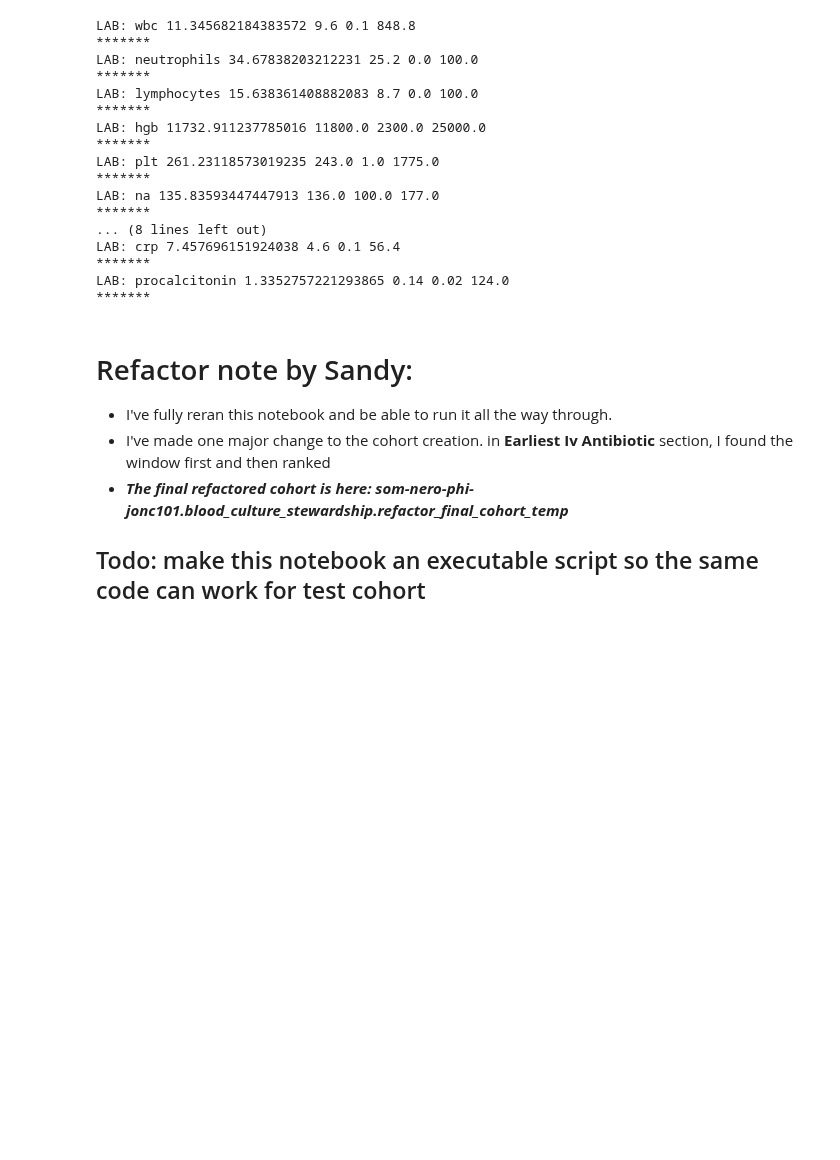
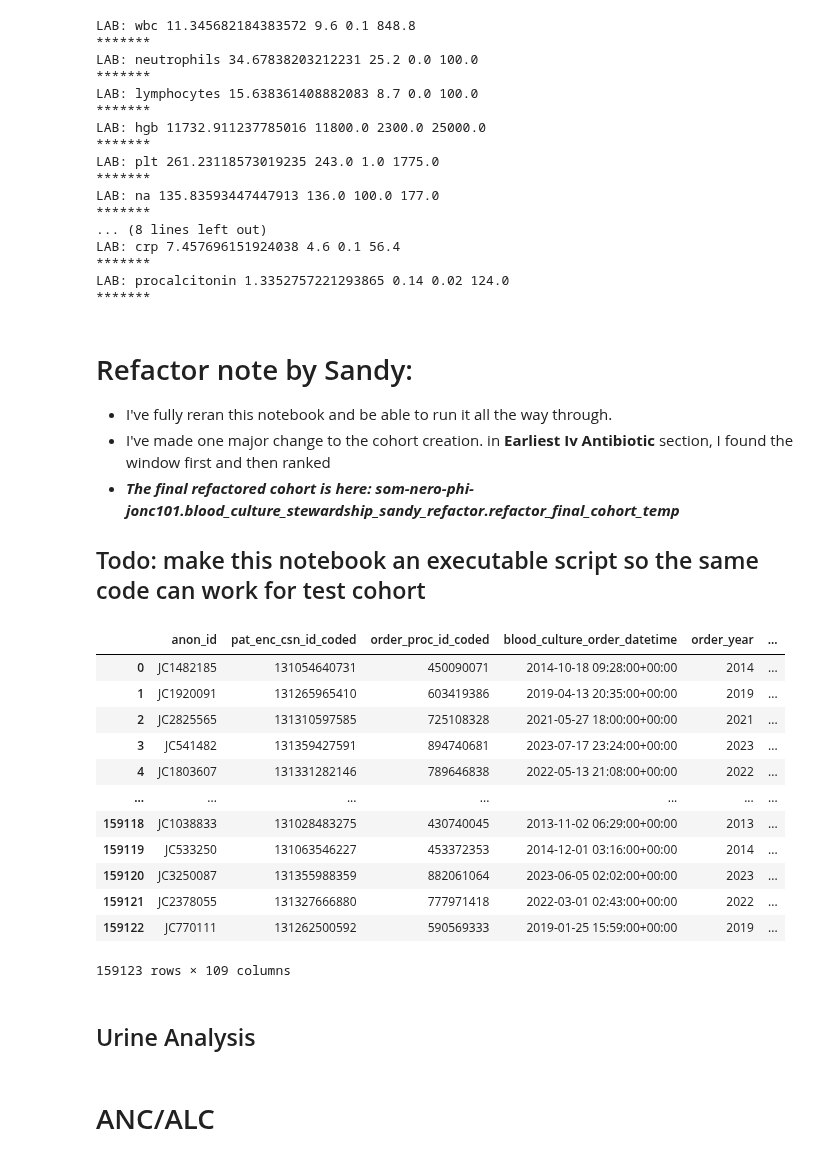
Before and after one commit to HealthRex/CDSS, a Jupyter notebook: scripts/Blood_Culture_Stewardship/Adult_refactor/BloodCultStewardshipCohort_Creation_StructureEHR.ipynb, the cells around one changed output. Saved outputs shown, nothing was run; the diff lists cells and outputs as text; code cells hidden in the pictures; blank space fills up the shorter version.

```diff
--- a/scripts/Blood_Culture_Stewardship/Adult_refactor/BloodCultStewardshipCohort_Creation_StructureEHR.ipynb
+++ b/scripts/Blood_Culture_Stewardship/Adult_refactor/BloodCultStewardshipCohort_Creation_StructureEHR.ipynb
@@ -2056,6 +2040,29 @@ LAB: procalcitonin 1.3352757221293865 0.14 0.02 124.0
 # Refactor note by Sandy:
 - I've fully reran this notebook and be able to run it all the way through.
 - I've made one major change to the cohort creation. in **Earliest Iv Antibiotic** section, I found the window first and then ranked
-- ***The final refactored cohort is here: som-nero-phi-jonc101.blood_culture_stewardship.refactor_final_cohort_temp***
+- ***The final refactored cohort is here: som-nero-phi-jonc101.blood_culture_stewardship_sandy_refactor.refactor_final_cohort_temp***
 
 ## Todo: make this notebook an executable script so the same code can work for test cohort
+# %%
+query = """
+select * from som-nero-phi-jonc101.blood_culture_stewardship_sandy_refactor.refactor_final_cohort_temp
+"""
+refactor_final_cohort_temp = client.query(query).to_dataframe()
+# %%
+refactor_final_cohort_temp
+# %% [output]
+|  | anon_id | pat_enc_csn_id_coded | order_proc_id_coded | blood_culture_order_datetime | order_year | ... |
+| 0 | JC1482185 | 131054640731 | 450090071 | 2014-10-18 09:28:00+00:00 | 2014 | ... |
+| 1 | JC1920091 | 131265965410 | 603419386 | 2019-04-13 20:35:00+00:00 | 2019 | ... |
+| 2 | JC2825565 | 131310597585 | 725108328 | 2021-05-27 18:00:00+00:00 | 2021 | ... |
+| 3 | JC541482 | 131359427591 | 894740681 | 2023-07-17 23:24:00+00:00 | 2023 | ... |
+| 4 | JC1803607 | 131331282146 | 789646838 | 2022-05-13 21:08:00+00:00 | 2022 | ... |
+| ... | ... | ... | ... | ... | ... | ... |
+| 159118 | JC1038833 | 131028483275 | 430740045 | 2013-11-02 06:29:00+00:00 | 2013 | ... |
+| 159119 | JC533250 | 131063546227 | 453372353 | 2014-12-01 03:16:00+00:00 | 2014 | ... |
+| 159120 | JC3250087 | 131355988359 | 882061064 | 2023-06-05 02:02:00+00:00 | 2023 | ... |
+| 159121 | JC2378055 | 131327666880 | 777971418 | 2022-03-01 02:43:00+00:00 | 2022 | ... |
+| 159122 | JC770111 | 131262500592 | 590569333 | 2019-01-25 15:59:00+00:00 | 2019 | ... |
+159123 rows × 109 columns
+# %% [markdown]
+## Urine Analysis
@@ -2061,0 +2222,2 @@ LAB: procalcitonin 1.3352757221293865 0.14 0.02 124.0
+# %% [markdown]
+# ANC/ALC
```
Also changed, not shown: parts of 9 cells of this notebook, 41 other files.
